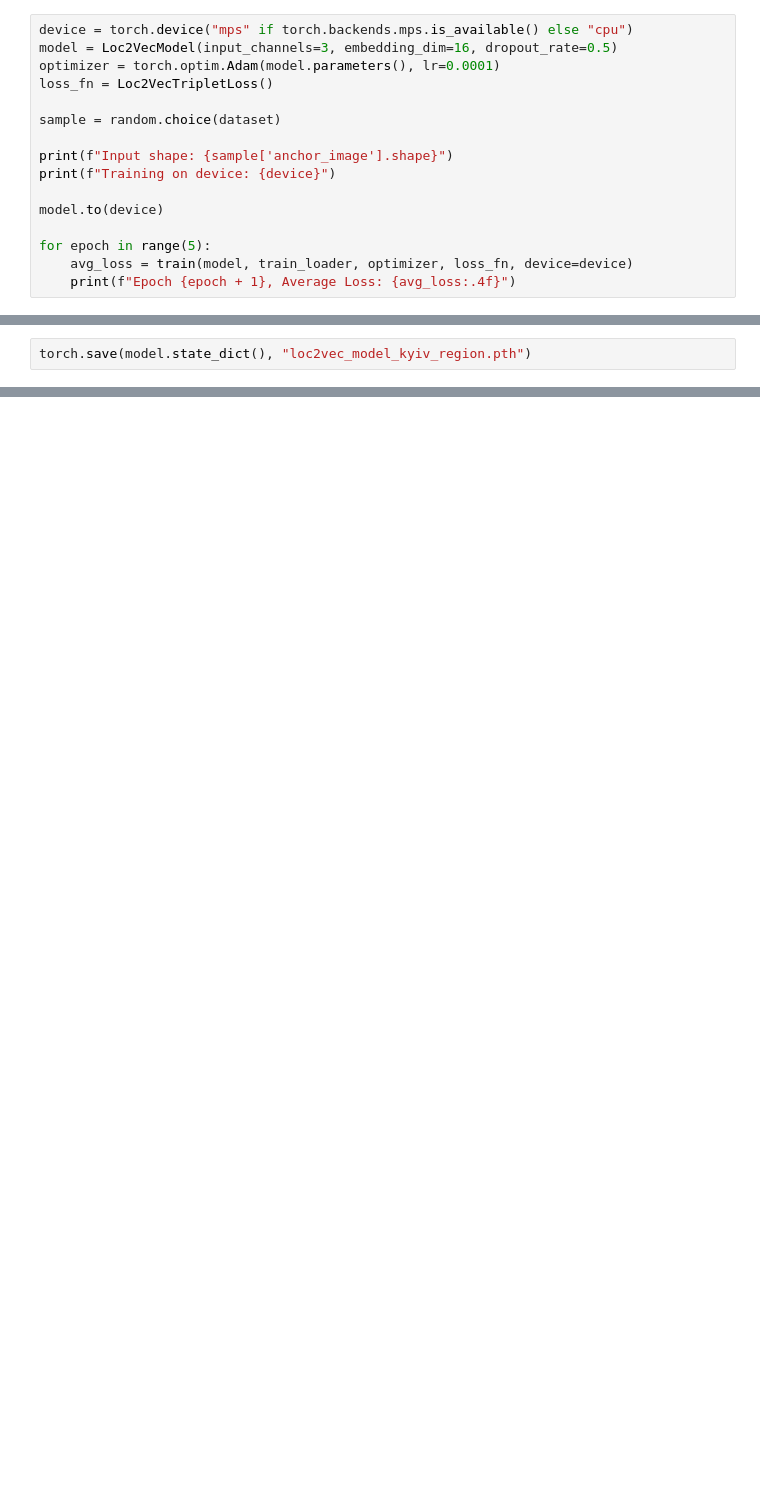
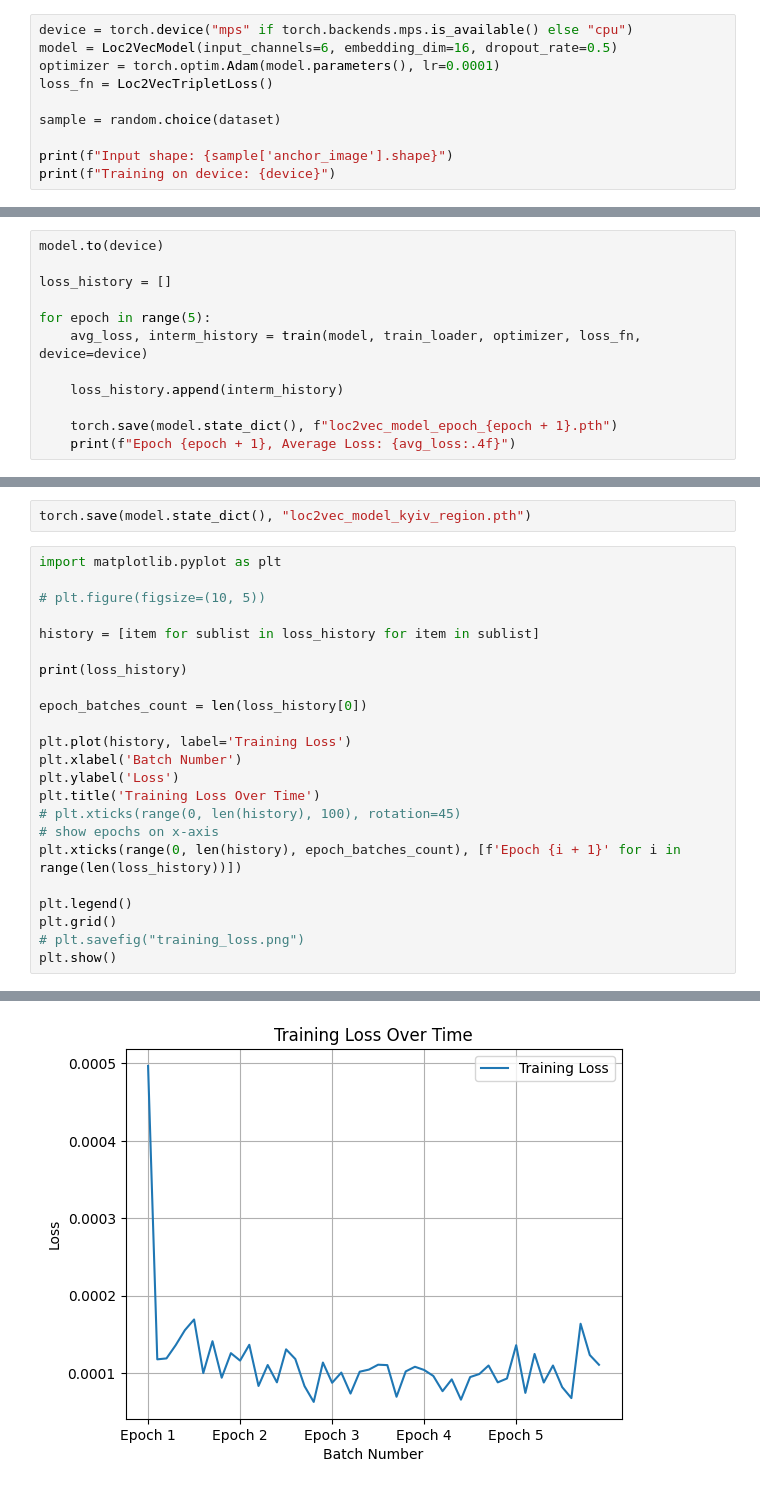
Before and after one commit to klaipher/loc2vec, a Jupyter notebook: Loc2Vec.ipynb, the cells around one changed output, grey strips where cells are left out. Cells and saved outputs as stored; diff of their text form; blank space fills up the shorter version.

```diff
--- a/Loc2Vec.ipynb
+++ b/Loc2Vec.ipynb
@@ -50,6 +53,6 @@ plt.show()
 # %%
 device = torch.device("mps" if torch.backends.mps.is_available() else "cpu")
-model = Loc2VecModel(input_channels=3, embedding_dim=16, dropout_rate=0.5)
+model = Loc2VecModel(input_channels=6, embedding_dim=16, dropout_rate=0.5)
 optimizer = torch.optim.Adam(model.parameters(), lr=0.0001)
 loss_fn = Loc2VecTripletLoss()
 
@@ -57,10 +60,4 @@ sample = random.choice(dataset)
 
 print(f"Input shape: {sample['anchor_image'].shape}")
 print(f"Training on device: {device}")
-
-model.to(device)
-
-for epoch in range(5):
-    avg_loss = train(model, train_loader, optimizer, loss_fn, device=device)
-    print(f"Epoch {epoch + 1}, Average Loss: {avg_loss:.4f}")
 # %% [output]
@@ -73,0 +66,12 @@ Epoch 5, Average Loss: 0.3357
+# %%
+model.to(device)
+
+loss_history = []
+
+for epoch in range(5):
+    avg_loss, interm_history = train(model, train_loader, optimizer, loss_fn, device=device)
+
+    loss_history.append(interm_history)
+
+    torch.save(model.state_dict(), f"loc2vec_model_epoch_{epoch + 1}.pth")
+    print(f"Epoch {epoch + 1}, Average Loss: {avg_loss:.4f}")
@@ -95,3 +90,27 @@ metadata_truncated length: 5000
 Embeddings logged successfully!
 # %%
 torch.save(model.state_dict(), "loc2vec_model_kyiv_region.pth")
+# %%
+import matplotlib.pyplot as plt
+
+# plt.figure(figsize=(10, 5))
+
+history = [item for sublist in loss_history for item in sublist]
+
+print(loss_history)
+
+epoch_batches_count = len(loss_history[0])
+
+plt.plot(history, label='Training Loss')
+plt.xlabel('Batch Number')
+plt.ylabel('Loss')
+plt.title('Training Loss Over Time')
+# plt.xticks(range(0, len(history), 100), rotation=45)
+# show epochs on x-axis
+plt.xticks(range(0, len(history), epoch_batches_count), [f'Epoch {i + 1}' for i in range(len(loss_history))])
+
+plt.legend()
+plt.grid()
+# plt.savefig("training_loss.png")
+plt.show()
+# %% [output]
@@ -97,0 +118 @@ torch.save(model.state_dict(), "loc2vec_model_kyiv_region.pth")
+[figure, added]
```
Also changed, not shown: parts of 6 cells of this notebook, 14 other files.
